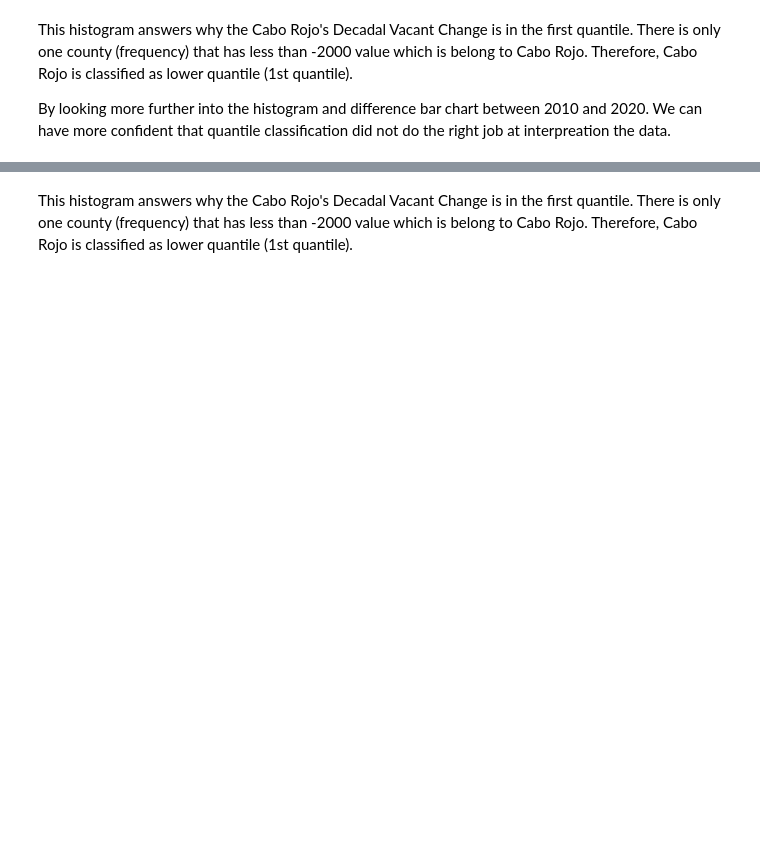
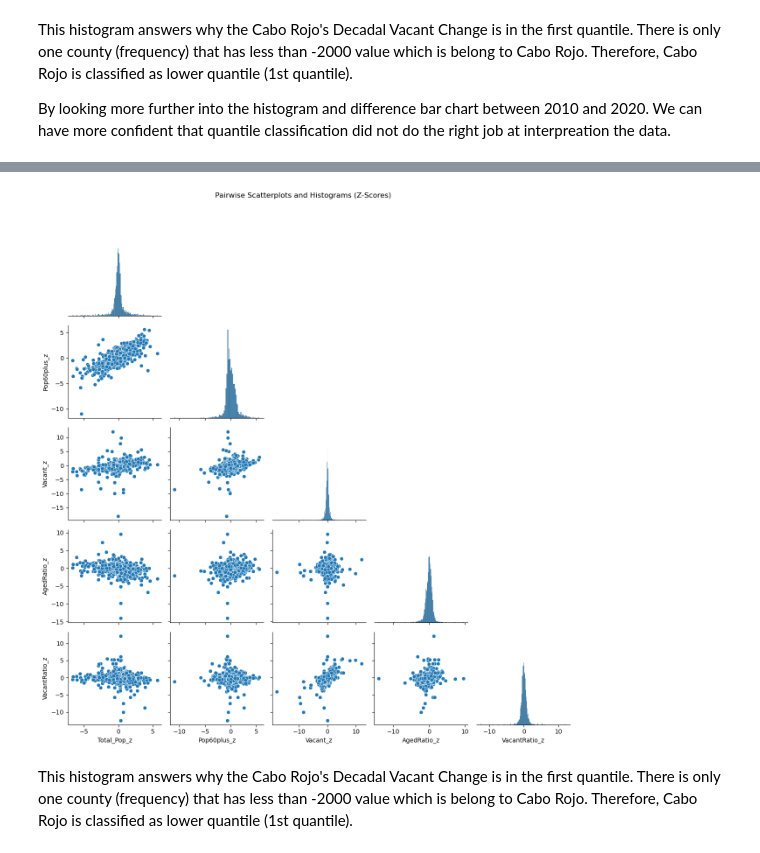
Before and after one commit to ciesin-geospatial/TOPSTSCHOOL-disasters, a Jupyter notebook: m301-coastal-hazards-PR.ipynb, the cells around one changed output, grey strips where cells are left out. Saved outputs shown, nothing was run; the diff lists cells and outputs as text; code cells hidden in the pictures; blank space fills up the shorter version.

```diff
--- a/m301-coastal-hazards-PR.ipynb
+++ b/m301-coastal-hazards-PR.ipynb
@@ -518,7 +547,7 @@ merged_df
 merged_df["Total_Pop_Change"] = merged_df["Total_Population_2020"] - merged_df["Total_Population_2010"]
 merged_df["Pop60plus_Change"] = merged_df["Pop60plus_total_2020"] - merged_df["Pop60plus_total_2010"]
 merged_df["Vacant_Change"] = (merged_df["Vacant_2020"] - merged_df["Vacant_2010"])
-merged_df["AgedRatio_Change"].fillna(0, inplace=True)
+merged_df["AgedRatio_Change"] = (merged_df["AgedRatio_2020"] - merged_df["AgedRatio_2010"])
 merged_df["VacantRatio_Change"] = merged_df["VacantRatio_2020"] - merged_df["VacantRatio_2010"]
 
 
@@ -559,7 +607,7 @@ stds = merged_df[vars_to_plot].std()
 
 # Create z-score columns
 for var in vars_to_plot:
-    z_col = var.replace("_Change", "_dz")
+    z_col = var.replace("_Change", "_z")
     merged_df[z_col] = (merged_df[var] - means[var]) / stds[var]
 # %%
 merged_df["Vacant_dz"] .hist()
@@ -568,15 +619,17 @@ plt.title("Male/Female Ratio Total Change 2010-2020 (In thousands) Z-score")
 # %%
 # Select all columns that end with '_z' (z-score columns)
-zscore_cols = [col for col in merged_df.columns if col.endswith("_dz")]
+zscore_cols = [col for col in merged_df.columns if col.endswith("_z")]
 data_subset = merged_df[zscore_cols]
 
 
 # Create the pairplot
 sns.pairplot(data_subset, diag_kind="hist", corner=True)
 
 plt.suptitle("Pairwise Scatterplots and Histograms (Z-Scores)", y=1.02)
 plt.tight_layout()
 plt.show()
+# %% [output]
+[figure, added]
 # %% [markdown]
 This histogram answers why the Cabo Rojo's Decadal Vacant Change is in the first quantile. There is only one county (frequency) that has less than -2000 value which is belong to Cabo Rojo. Therefore, Cabo Rojo is classified as lower quantile (1st quantile).
 # %%
```
Also changed, not shown: parts of 36 cells of this notebook.
